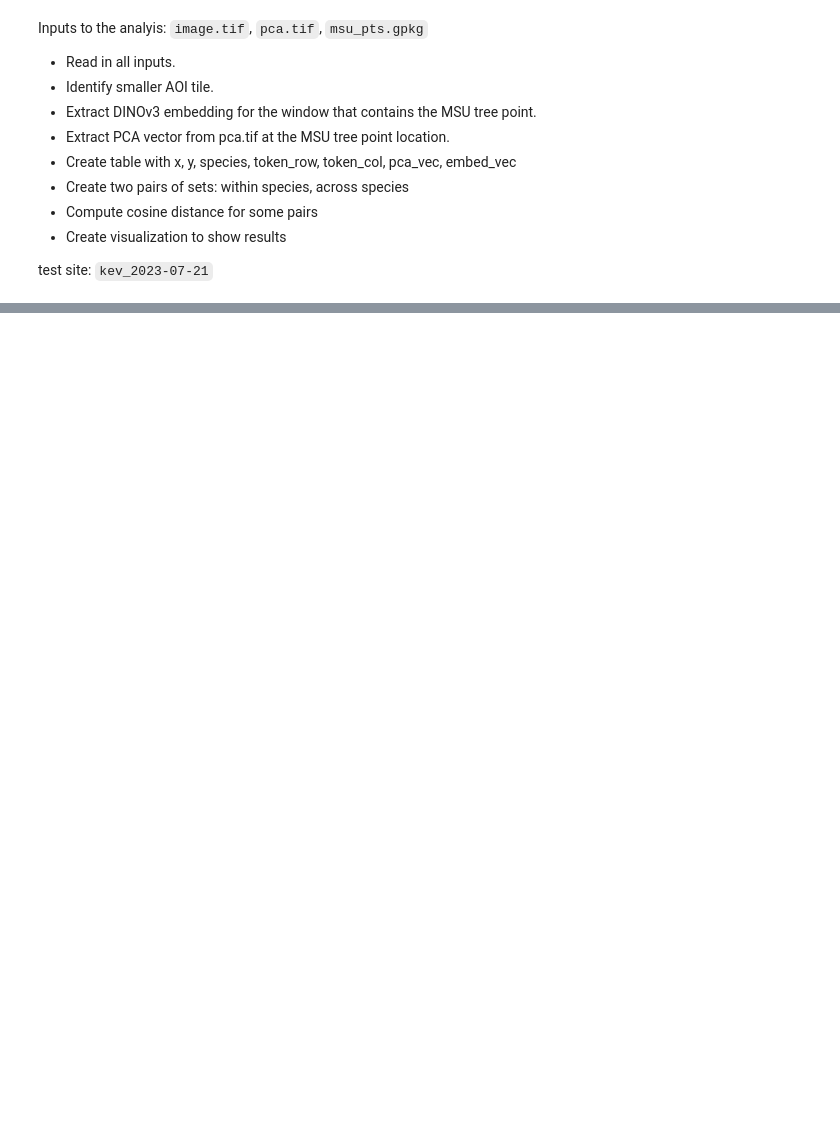
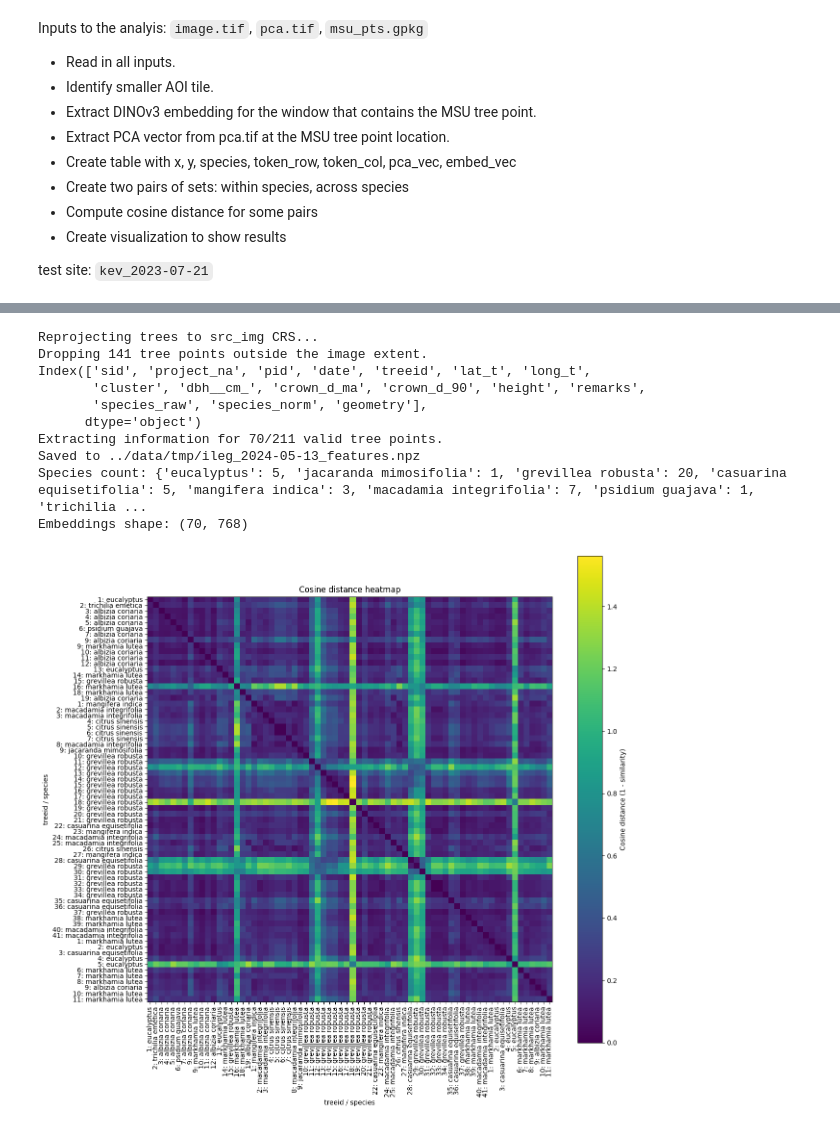
Before and after one commit to wri/dinov3_species, a Jupyter notebook: notebooks/similarity_analysis.ipynb, the cells around one changed output, grey strips where cells are left out. Cells and saved outputs as stored; diff of their text form; code cells hidden in the pictures; blank space fills up the shorter version.

```diff
--- a/notebooks/similarity_analysis.ipynb
+++ b/notebooks/similarity_analysis.ipynb
@@ -116,0 +58,33 @@ def plot_cosine_distance_heatmap(dist_matrix, species, title="Cosine distance he
+# %%
+# Perform same process for another image with many different species?
+img = 'ileg_2024-05-13'
+
+# cs.aoi_clip(
+#     image_path= f"../data/pca/{img}_cropped.tif",
+#     pca_path= f"../data/pca/{img}_cropped_pca.tif",
+#     trees_path= "../data/msu_field/_clean/ileg_fielddata_clean.gpkg",
+#     img_out_path=f"../data/tmp/{img}_maxar_aoi.tif",
+#     pca_out_path=f"../data/tmp/{img}_pca_aoi.tif",
+#     buffer_m=30.0,
+# )
+
+
+results = cs.per_tree_features(f"../data/tmp/{img}_maxar_aoi.tif",
+                              f"../data/tmp/{img}_pca_aoi.tif",
+                              "../data/msu_field/_clean/ileg_fielddata_clean.gpkg",
+                              f"../data/tmp/{img}_features.npz")
+
+sim_matrix, dist_matrix, species, fids = cs.calc_similarity_scores(results)
+cs.plot_cosine_distance_heatmap(dist_matrix, species, fids)
+# %% [output]
+Reprojecting trees to src_img CRS...
+Dropping 141 tree points outside the image extent.
+Index(['sid', 'project_na', 'pid', 'date', 'treeid', 'lat_t', 'long_t',
+       'cluster', 'dbh__cm_', 'crown_d_ma', 'crown_d_90', 'height', 'remarks',
+       'species_raw', 'species_norm', 'geometry'],
+      dtype='object')
+Extracting information for 70/211 valid tree points.
+Saved to ../data/tmp/ileg_2024-05-13_features.npz
+Species count: {'eucalyptus': 5, 'jacaranda mimosifolia': 1, 'grevillea robusta': 20, 'casuarina equisetifolia': 5, 'mangifera indica': 3, 'macadamia integrifolia': 7, 'psidium guajava': 1, 'trichilia ...
+Embeddings shape: (70, 768)
+[figure, added]
```
Also changed, not shown: parts of 8 cells of this notebook.
